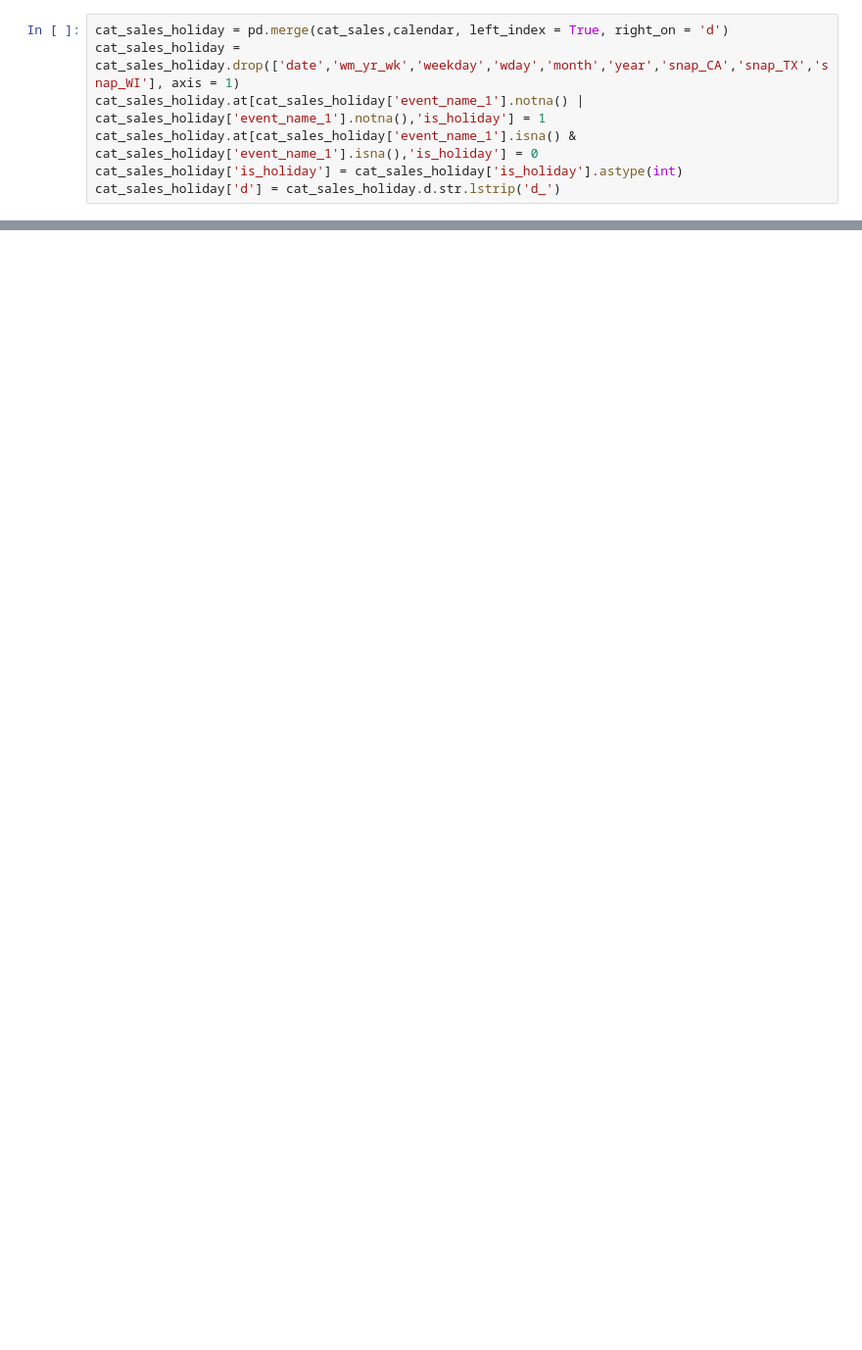
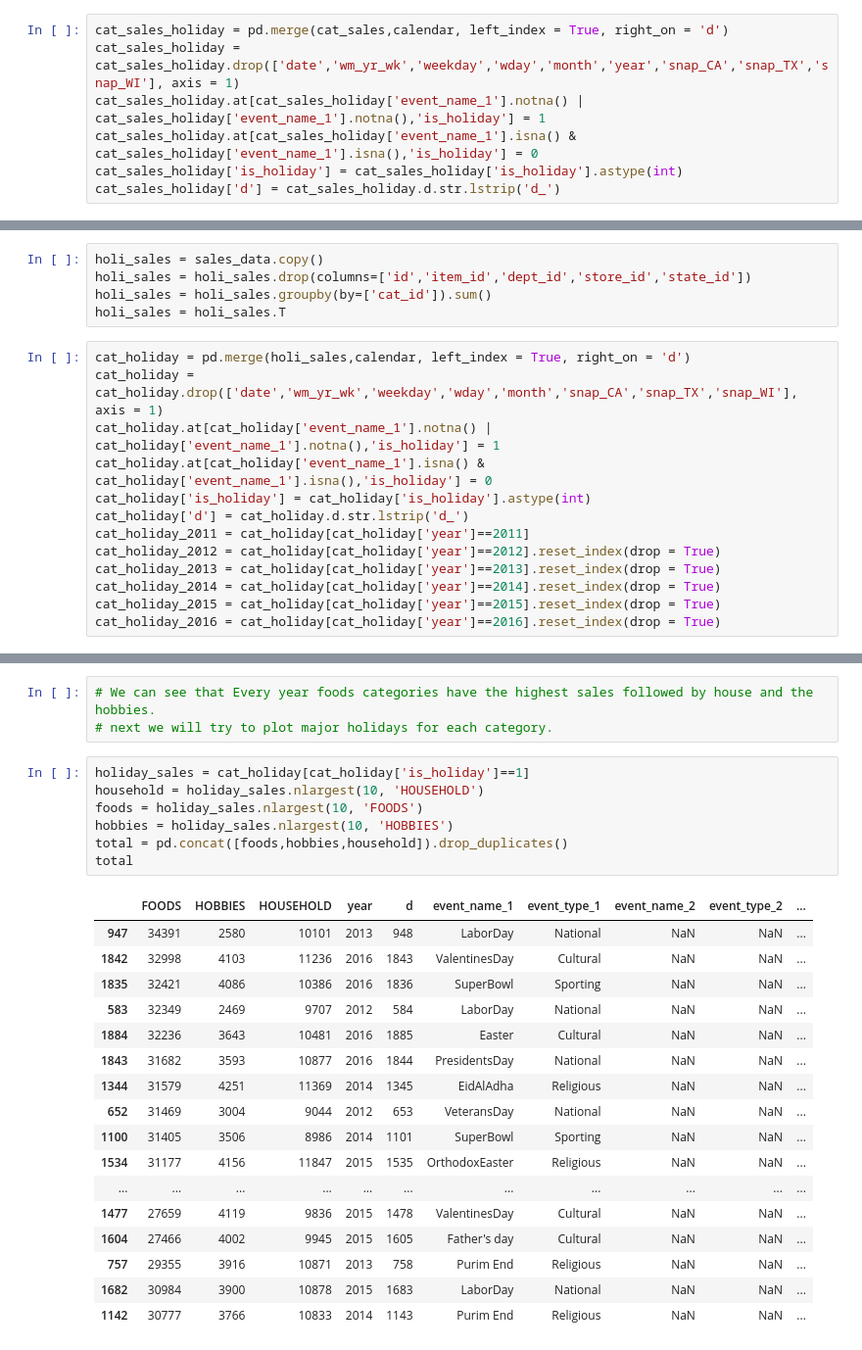
Before and after one commit to MitalPattani/M5-Forecasting-Accuracy, a Jupyter notebook: sales_prediction_accuracy(data_visualization).ipynb, the cells around one changed output, grey strips where cells are left out. Shown at 98% size. Saved outputs shown, nothing was run; the diff lists cells and outputs as text; blank space fills up the shorter version.

```diff
--- a/sales_prediction_accuracy(data_visualization).ipynb
+++ b/sales_prediction_accuracy(data_visualization).ipynb
@@ -120,3 +146,21 @@ fig.update_layout(height=600, width=800, title_text="Total mean sales")
 fig.show()
 # %% [output]
 [interactive output not drawn]
+# %%
+holi_sales = sales_data.copy()
+holi_sales = holi_sales.drop(columns=['id','item_id','dept_id','store_id','state_id'])
+holi_sales = holi_sales.groupby(by=['cat_id']).sum()
+holi_sales = holi_sales.T
+# %%
+cat_holiday = pd.merge(holi_sales,calendar, left_index = True, right_on = 'd')
+cat_holiday = cat_holiday.drop(['date','wm_yr_wk','weekday','wday','month','snap_CA','snap_TX','snap_WI'], axis = 1)
+cat_holiday.at[cat_holiday['event_name_1'].notna() | cat_holiday['event_name_1'].notna(),'is_holiday'] = 1
+cat_holiday.at[cat_holiday['event_name_1'].isna() & cat_holiday['event_name_1'].isna(),'is_holiday'] = 0
+cat_holiday['is_holiday'] = cat_holiday['is_holiday'].astype(int)
+cat_holiday['d'] = cat_holiday.d.str.lstrip('d_')
+cat_holiday_2011 = cat_holiday[cat_holiday['year']==2011]
+cat_holiday_2012 = cat_holiday[cat_holiday['year']==2012].reset_index(drop = True)
+cat_holiday_2013 = cat_holiday[cat_holiday['year']==2013].reset_index(drop = True)
+cat_holiday_2014 = cat_holiday[cat_holiday['year']==2014].reset_index(drop = True)
+cat_holiday_2015 = cat_holiday[cat_holiday['year']==2015].reset_index(drop = True)
+cat_holiday_2016 = cat_holiday[cat_holiday['year']==2016].reset_index(drop = True)
@@ -122,0 +209,28 @@ fig.show()
+# %%
+# We can see that Every year foods categories have the highest sales followed by house and the hobbies.
+# next we will try to plot major holidays for each category.
+# %%
+holiday_sales = cat_holiday[cat_holiday['is_holiday']==1]
+household = holiday_sales.nlargest(10, 'HOUSEHOLD')
+foods = holiday_sales.nlargest(10, 'FOODS')
+hobbies = holiday_sales.nlargest(10, 'HOBBIES')
+total = pd.concat([foods,hobbies,household]).drop_duplicates()
+total
+# %% [output]
+|  | FOODS | HOBBIES | HOUSEHOLD | year | d | event_name_1 | event_type_1 | event_name_2 | event_type_2 | ... |
+| 947 | 34391 | 2580 | 10101 | 2013 | 948 | LaborDay | National | NaN | NaN | ... |
+| 1842 | 32998 | 4103 | 11236 | 2016 | 1843 | ValentinesDay | Cultural | NaN | NaN | ... |
+| 1835 | 32421 | 4086 | 10386 | 2016 | 1836 | SuperBowl | Sporting | NaN | NaN | ... |
+| 583 | 32349 | 2469 | 9707 | 2012 | 584 | LaborDay | National | NaN | NaN | ... |
+| 1884 | 32236 | 3643 | 10481 | 2016 | 1885 | Easter | Cultural | NaN | NaN | ... |
+| 1843 | 31682 | 3593 | 10877 | 2016 | 1844 | PresidentsDay | National | NaN | NaN | ... |
+| 1344 | 31579 | 4251 | 11369 | 2014 | 1345 | EidAlAdha | Religious | NaN | NaN | ... |
+| 652 | 31469 | 3004 | 9044 | 2012 | 653 | VeteransDay | National | NaN | NaN | ... |
+| 1100 | 31405 | 3506 | 8986 | 2014 | 1101 | SuperBowl | Sporting | NaN | NaN | ... |
+| 1534 | 31177 | 4156 | 11847 | 2015 | 1535 | OrthodoxEaster | Religious | NaN | NaN | ... |
+| ... | ... | ... | ... | ... | ... | ... | ... | ... | ... | ... |
+| 1477 | 27659 | 4119 | 9836 | 2015 | 1478 | ValentinesDay | Cultural | NaN | NaN | ... |
+| 1604 | 27466 | 4002 | 9945 | 2015 | 1605 | Father's day | Cultural | NaN | NaN | ... |
+| 757 | 29355 | 3916 | 10871 | 2013 | 758 | Purim End | Religious | NaN | NaN | ... |
+| 1682 | 30984 | 3900 | 10878 | 2015 | 1683 | LaborDay | National | NaN | NaN | ... |
+| 1142 | 30777 | 3766 | 10833 | 2014 | 1143 | Purim End | Religious | NaN | NaN | ... |
```
Also changed, not shown: parts of 15 cells of this notebook.
